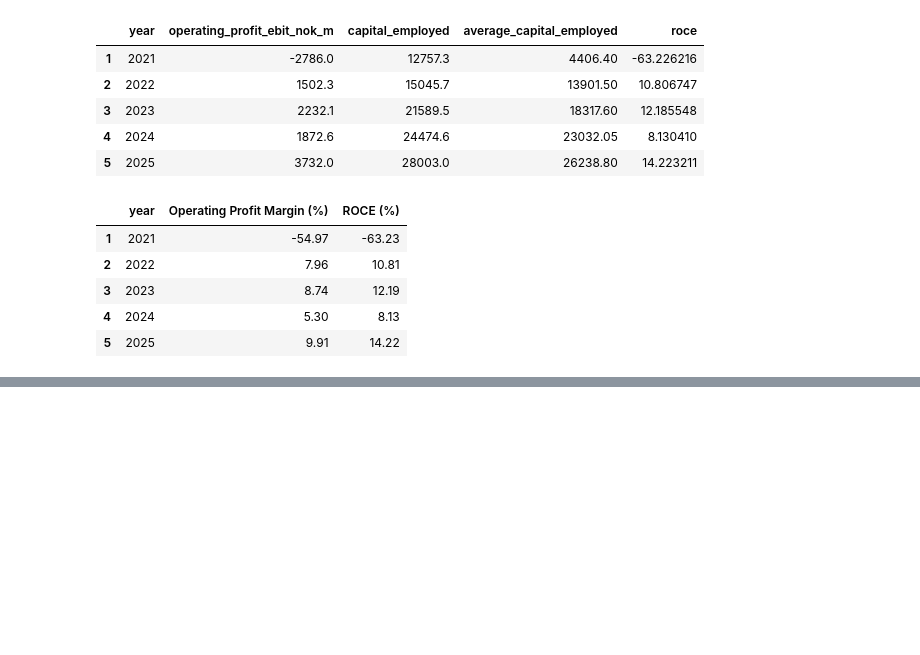
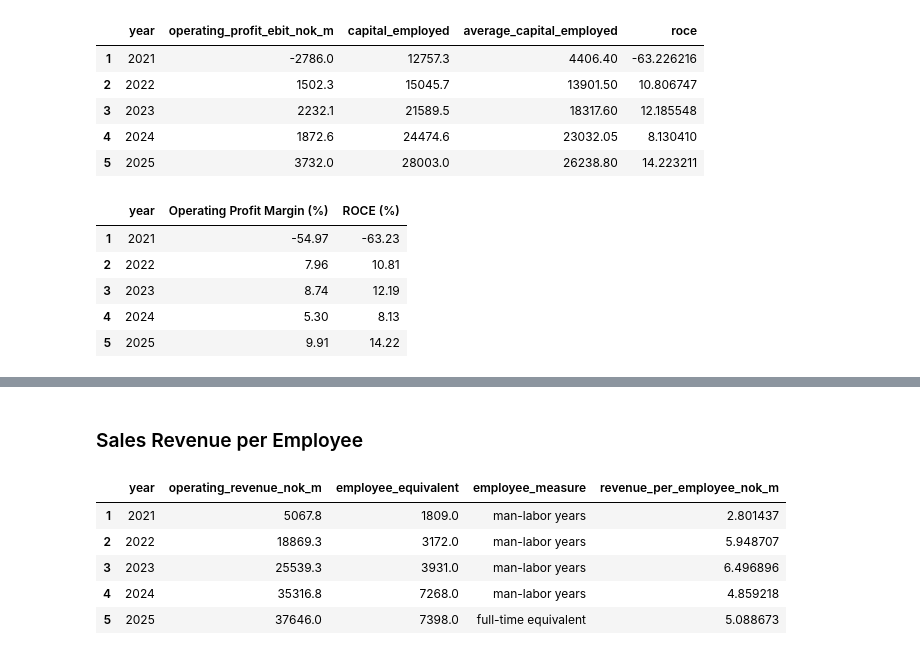
Before and after one commit to shiwa4656/BUD2_Group_project, a Jupyter notebook: bud2.ipynb, the cells around one changed output, grey strips where cells are left out. Drawn from its saved outputs; the diff is of its cells as text; code cells hidden in the pictures; blank space fills up the shorter version.

```diff
--- a/bud2.ipynb
+++ b/bud2.ipynb
@@ -121,0 +125,17 @@ profitability.round(2)
+# %%
+df["sales_to_capital_employed"] = (
+    df["operating_revenue_nok_m"]
+    / df["average_capital_employed"]
+)
+
+sales_capital_table = df.loc[
+    df["year"].between(2021, 2025),
+    [
+        "year",
+        "operating_revenue_nok_m",
+        "average_capital_employed",
+        "sales_to_capital_employed"
+    ]
+].copy()
+
+sales_capital_table
@@ -121,0 +149,27 @@ profitability.round(2)
+# %% [markdown]
+### Sales Revenue per Employee
+# %%
+df["revenue_per_employee_nok_m"] = (
+    df["operating_revenue_nok_m"]
+    / df["employee_equivalent"]
+)
+
+employee_efficiency_table = df.loc[
+    df["year"].between(2021, 2025),
+    [
+        "year",
+        "operating_revenue_nok_m",
+        "employee_equivalent",
+        "employee_measure",
+        "revenue_per_employee_nok_m"
+    ]
+].copy()
+
+employee_efficiency_table
+# %% [output]
+|  | year | operating_revenue_nok_m | employee_equivalent | employee_measure | revenue_per_employee_nok_m |
+| 1 | 2021 | 5067.8 | 1809.0 | man-labor years | 2.801437 |
+| 2 | 2022 | 18869.3 | 3172.0 | man-labor years | 5.948707 |
+| 3 | 2023 | 25539.3 | 3931.0 | man-labor years | 6.496896 |
+| 4 | 2024 | 35316.8 | 7268.0 | man-labor years | 4.859218 |
+| 5 | 2025 | 37646.0 | 7398.0 | full-time equivalent | 5.088673 |
```
Also changed, not shown: parts of 19 cells of this notebook.
